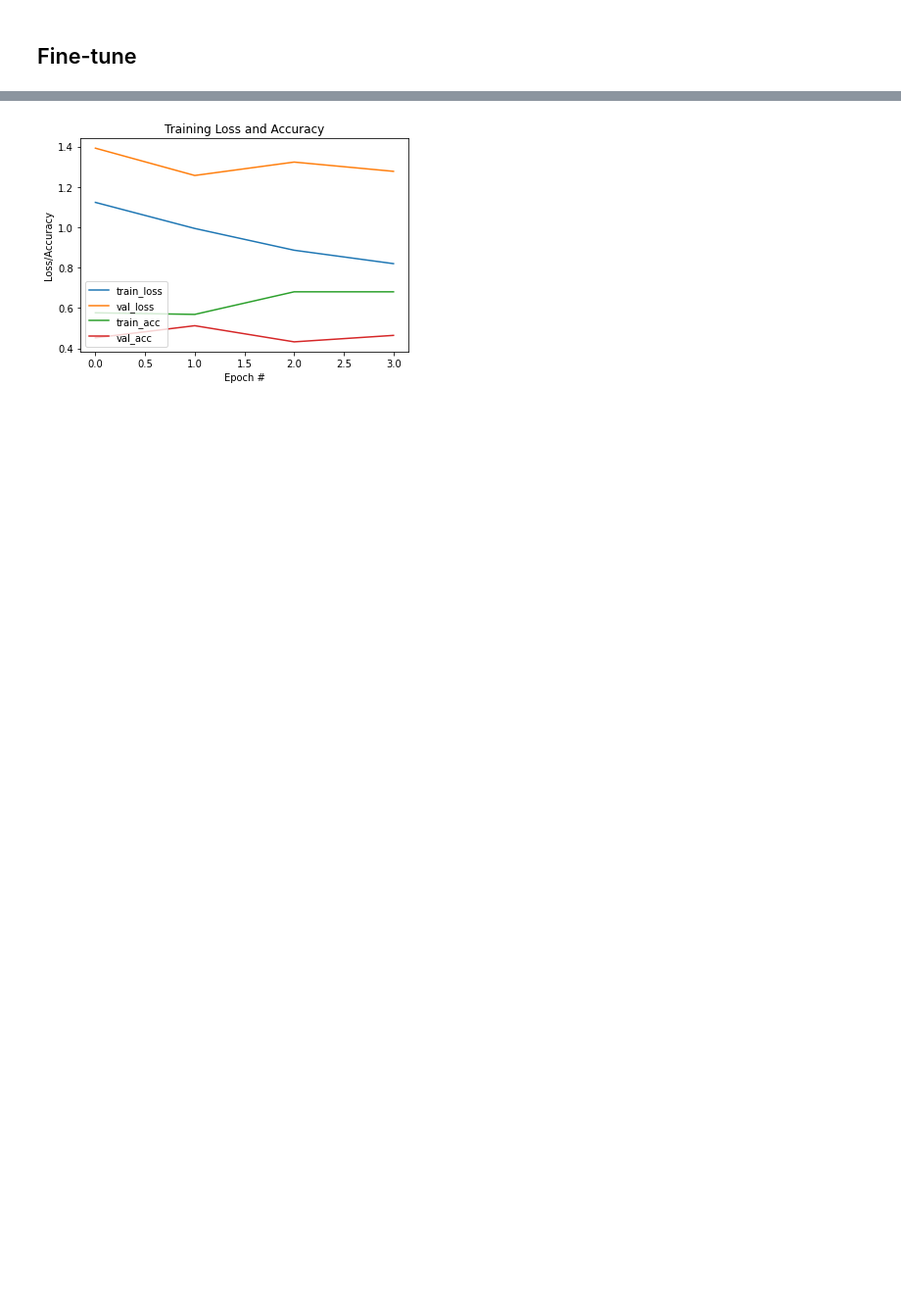
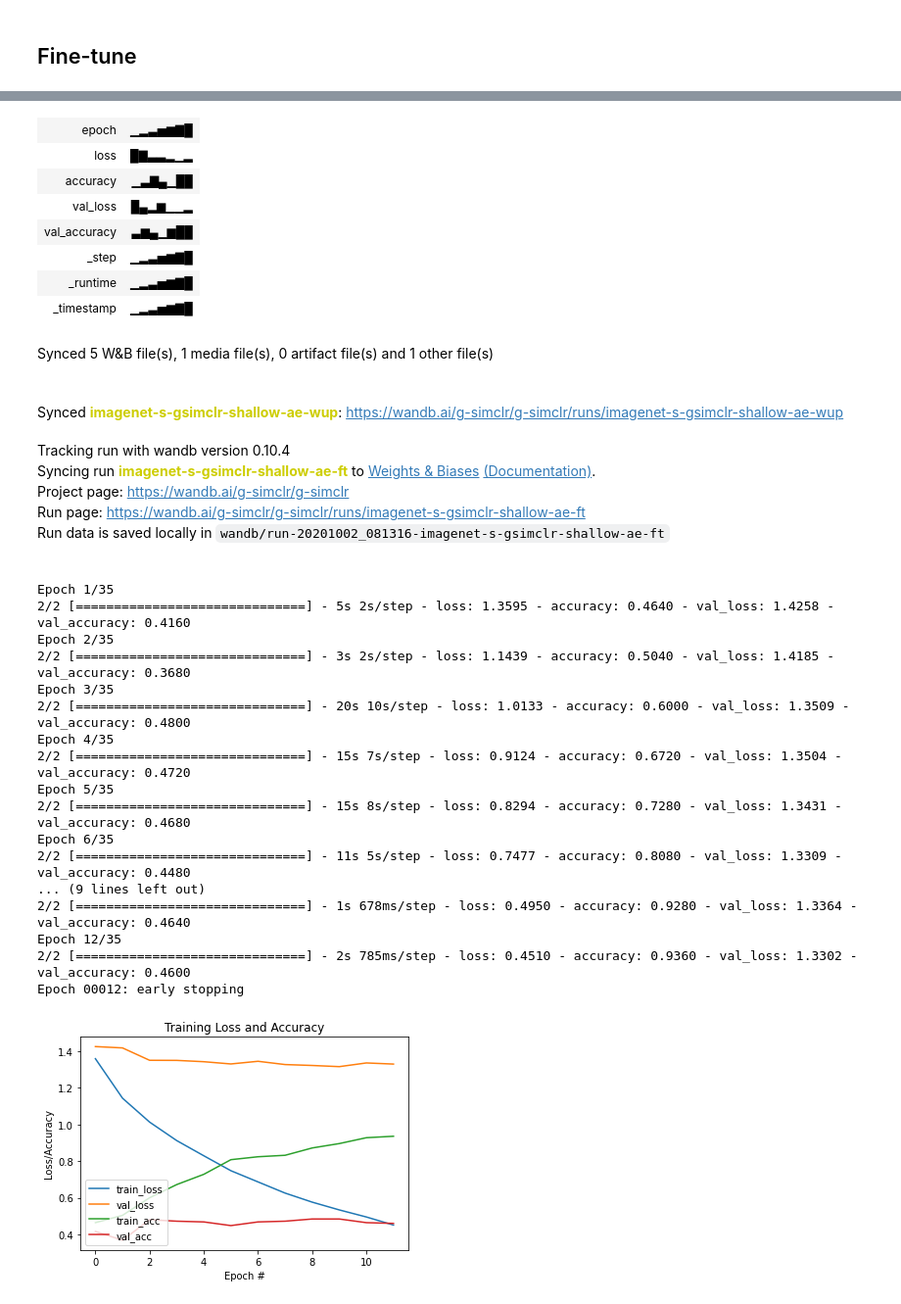
Before and after one commit to ariG23498/G-SimCLR, a Jupyter notebook: Imagenet_Subset/SimCLR_Pseudo_Labels/Shallow Autoencoder/Fine_tune_10Perc.ipynb, the cells around one changed output, grey strips where cells are left out. Shown at 98% size. Drawn from its saved outputs; the diff is of its cells as text; code cells hidden in the pictures; blank space fills up the shorter version.

```diff
--- a/Imagenet_Subset/SimCLR_Pseudo_Labels/Shallow Autoencoder/Fine_tune_10Perc.ipynb
+++ b/Imagenet_Subset/SimCLR_Pseudo_Labels/Shallow Autoencoder/Fine_tune_10Perc.ipynb
@@ -192,14 +207,14 @@ _________________________________________________________________
 es = tf.keras.callbacks.EarlyStopping(monitor="val_loss", patience=2, verbose=2, restore_best_weights=True)
 # %%
 model = get_training_model()
+wandb.init(entity="g-simclr", project="g-simclr", id="imagenet-s-gsimclr-shallow-ae-wup")
 
 model.compile(loss="sparse_categorical_crossentropy", metrics=["accuracy"],
-                     optimizer='adam')
-
+                     optimizer="adam")
 history = model.fit(X_train, y_train_enc,
                  validation_data=(X_test, y_test_enc),
                  batch_size=64,
                  epochs=35,
-                 callbacks=[es])
+                 callbacks=[es, WandbCallback()])
 plot_training(history)
 # %% [output]
@@ -227,6 +250,7 @@ Epoch 00009: early stopping
 ## Fine-tune
 # %%
 model.layers[1].trainable = True
+wandb.init(entity="g-simclr", project="g-simclr", id="imagenet-s-gsimclr-shallow-ae-ft")
 
 model.compile(loss="sparse_categorical_crossentropy", metrics=["accuracy"],
                      optimizer=tf.keras.optimizers.Adam(1e-5)) # Low learning rate
@@ -235,6 +259,6 @@ history = model.fit(X_train, y_train_enc,
                  validation_data=(X_test, y_test_enc),
                  batch_size=64,
                  epochs=35,
-                 callbacks=[es])
+                 callbacks=[es, WandbCallback()])
 plot_training(history)
 # %% [output]
@@ -250 +282,33 @@ Epoch 00004: early stopping
+| epoch | ▁▂▃▅▆▇█ |
+| loss | █▇▃▃▂▁▂ |
+| accuracy | ▁▃▇▄▁██ |
+| val_loss | █▄▂▆▁▁▂ |
+| val_accuracy | ▃▆▄▁▆██ |
+| _step | ▁▂▃▅▆▇█ |
+| _runtime | ▁▂▃▅▆▇█ |
+| _timestamp | ▁▂▃▅▆▇█ |
+Synced 5 W&B file(s), 1 media file(s), 0 artifact file(s) and 1 other file(s)
+Synced imagenet-s-gsimclr-shallow-ae-wup: https://wandb.ai/g-simclr/g-simclr/runs/imagenet-s-gsimclr-shallow-ae-wup
+Tracking run with wandb version 0.10.4
+Syncing run imagenet-s-gsimclr-shallow-ae-ft to Weights & Biases (Documentation).
+Project page: https://wandb.ai/g-simclr/g-simclr
+Run page: https://wandb.ai/g-simclr/g-simclr/runs/imagenet-s-gsimclr-shallow-ae-ft
+Run data is saved locally in wandb/run-20201002_081316-imagenet-s-gsimclr-shallow-ae-ft
+Epoch 1/35
+2/2 [==============================] - 5s 2s/step - loss: 1.3595 - accuracy: 0.4640 - val_loss: 1.4258 - val_accuracy: 0.4160
+Epoch 2/35
+2/2 [==============================] - 3s 2s/step - loss: 1.1439 - accuracy: 0.5040 - val_loss: 1.4185 - val_accuracy: 0.3680
+Epoch 3/35
+2/2 [==============================] - 20s 10s/step - loss: 1.0133 - accuracy: 0.6000 - val_loss: 1.3509 - val_accuracy: 0.4800
+Epoch 4/35
+2/2 [==============================] - 15s 7s/step - loss: 0.9124 - accuracy: 0.6720 - val_loss: 1.3504 - val_accuracy: 0.4720
+Epoch 5/35
+2/2 [==============================] - 15s 8s/step - loss: 0.8294 - accuracy: 0.7280 - val_loss: 1.3431 - val_accuracy: 0.4680
+Epoch 6/35
+2/2 [==============================] - 11s 5s/step - loss: 0.7477 - accuracy: 0.8080 - val_loss: 1.3309 - val_accuracy: 0.4480
+... (9 lines left out)
+2/2 [==============================] - 1s 678ms/step - loss: 0.4950 - accuracy: 0.9280 - val_loss: 1.3364 - val_accuracy: 0.4640
+Epoch 12/35
+2/2 [==============================] - 2s 785ms/step - loss: 0.4510 - accuracy: 0.9360 - val_loss: 1.3302 - val_accuracy: 0.4600
+Epoch 00012: early stopping
-[figure, old version]
+[figure, new version]
```
Also changed, not shown: parts of 7 cells of this notebook.
